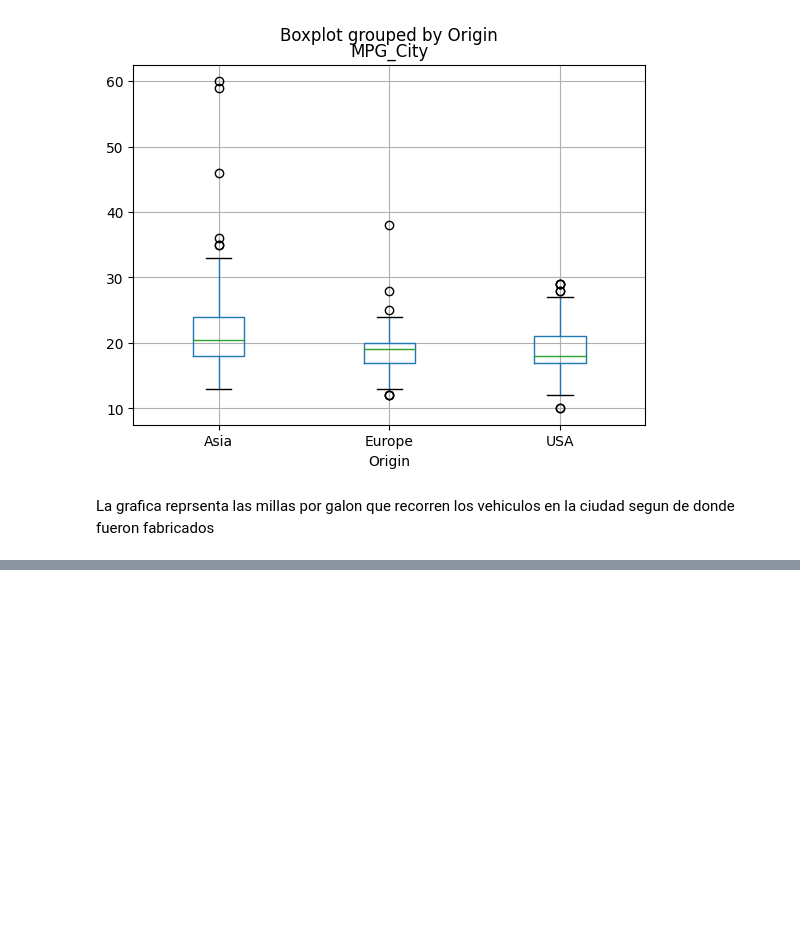
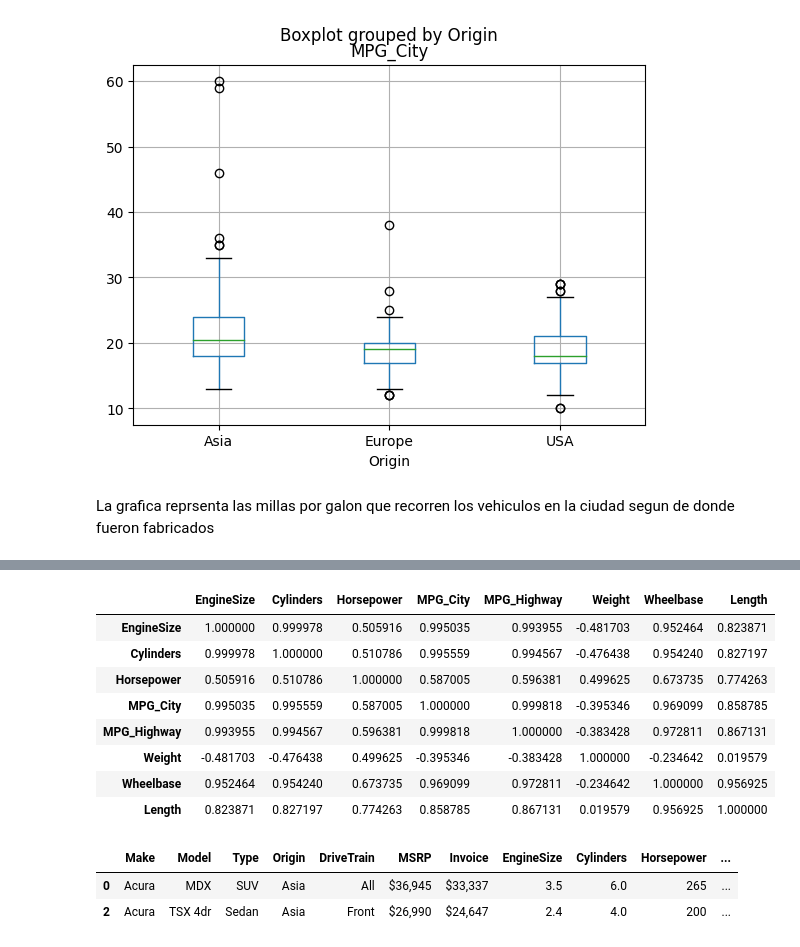
Before and after one commit to JuanMorales4619/Estadistica-3, a Jupyter notebook: Tarea 1/src/notebook/Punto2.ipynb, the cells around one changed output, grey strips where cells are left out. Drawn from its saved outputs; the diff is of its cells as text; code cells hidden in the pictures; blank space fills up the shorter version.

```diff
--- a/Tarea 1/src/notebook/Punto2.ipynb
+++ b/Tarea 1/src/notebook/Punto2.ipynb
@@ -180,0 +184,19 @@ La grafica reprsenta las millas por galon que recorren los vehiculos en la ciuda
+# %%
+corr = df.describe().corr ()
+corr.style.background_gradient (cmap = 'coolwarm')
+# %% [output]
+|  | EngineSize | Cylinders | Horsepower | MPG_City | MPG_Highway | Weight | Wheelbase | Length |
+| EngineSize | 1.000000 | 0.999978 | 0.505916 | 0.995035 | 0.993955 | -0.481703 | 0.952464 | 0.823871 |
+| Cylinders | 0.999978 | 1.000000 | 0.510786 | 0.995559 | 0.994567 | -0.476438 | 0.954240 | 0.827197 |
+| Horsepower | 0.505916 | 0.510786 | 1.000000 | 0.587005 | 0.596381 | 0.499625 | 0.673735 | 0.774263 |
+| MPG_City | 0.995035 | 0.995559 | 0.587005 | 1.000000 | 0.999818 | -0.395346 | 0.969099 | 0.858785 |
+| MPG_Highway | 0.993955 | 0.994567 | 0.596381 | 0.999818 | 1.000000 | -0.383428 | 0.972811 | 0.867131 |
+| Weight | -0.481703 | -0.476438 | 0.499625 | -0.395346 | -0.383428 | 1.000000 | -0.234642 | 0.019579 |
+| Wheelbase | 0.952464 | 0.954240 | 0.673735 | 0.969099 | 0.972811 | -0.234642 | 1.000000 | 0.956925 |
+| Length | 0.823871 | 0.827197 | 0.774263 | 0.858785 | 0.867131 | 0.019579 | 0.956925 | 1.000000 |
+# %%
+df.query('Model in["MDX","TSX 4dr"]' )
+# %% [output]
+|  | Make | Model | Type | Origin | DriveTrain | MSRP | Invoice | EngineSize | Cylinders | Horsepower | ... |
+| 0 | Acura | MDX | SUV | Asia | All | $36,945 | $33,337 | 3.5 | 6.0 | 265 | ... |
+| 2 | Acura | TSX 4dr | Sedan | Asia | Front | $26,990 | $24,647 | 2.4 | 4.0 | 200 | ... |
```
Also changed, not shown: parts of 6 cells of this notebook.
